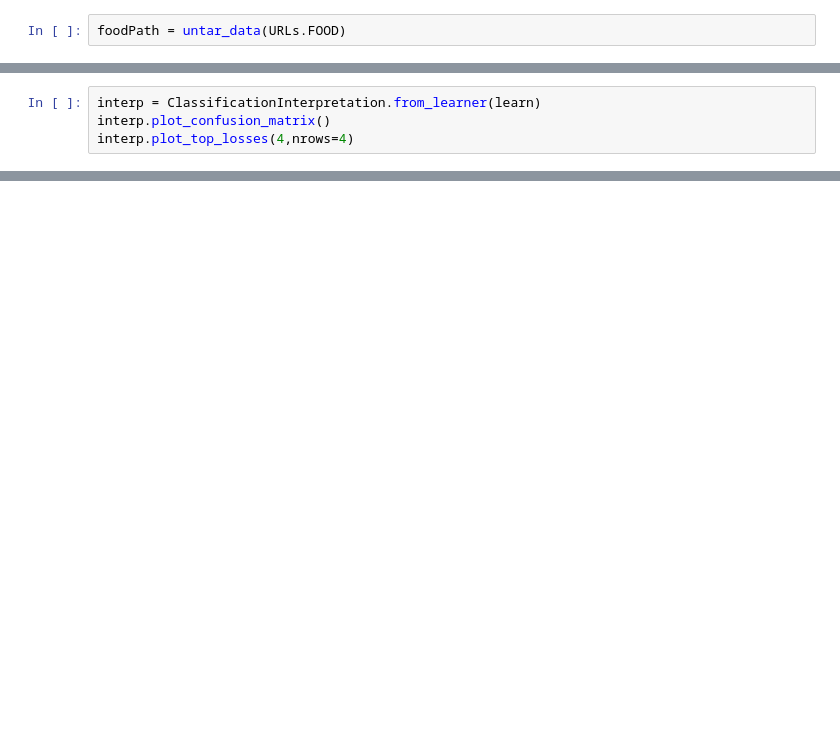
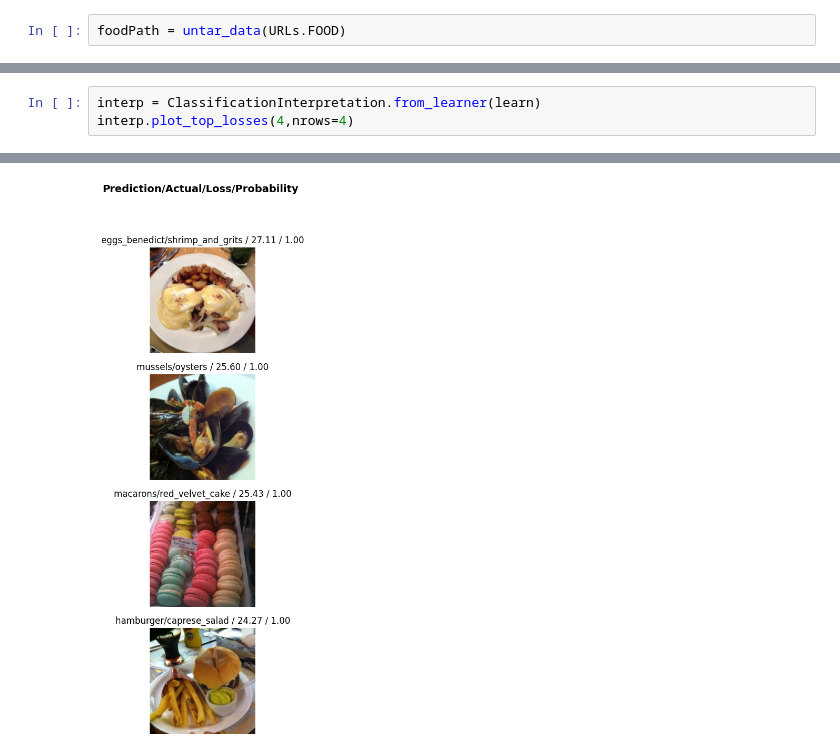
Before and after one commit to mendhak/fastai_lessons, a Jupyter notebook: 006_food_image_classifier.ipynb, the cells around one changed output, grey strips where cells are left out. Cells and saved outputs as stored; diff of their text form; blank space fills up the shorter version.

```diff
--- a/006_food_image_classifier.ipynb
+++ b/006_food_image_classifier.ipynb
@@ -95,4 +253,4 @@ for i in range(0,10):
 # %%
 interp = ClassificationInterpretation.from_learner(learn)
-interp.plot_confusion_matrix()
 interp.plot_top_losses(4,nrows=4)
+# %% [output]
@@ -99,3 +258,4 @@ interp.plot_top_losses(4,nrows=4)
+[figure, added]
 # %%
 learn.export()
 modelPath = get_files(foodPath, '.pkl')[0]
```
Also changed, not shown: parts of 45 cells of this notebook.
